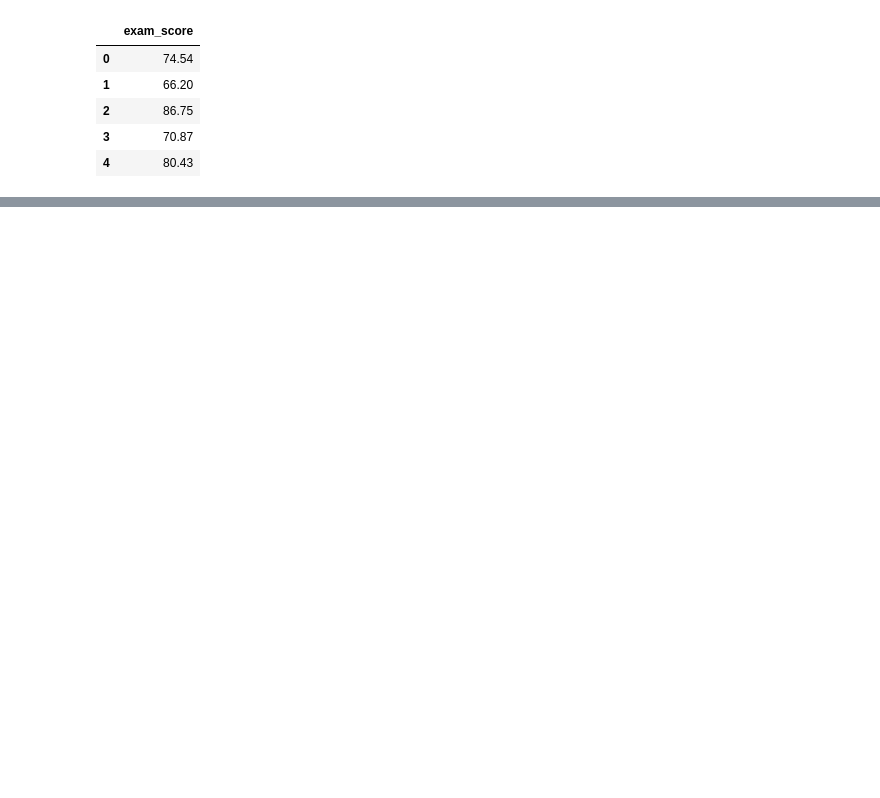
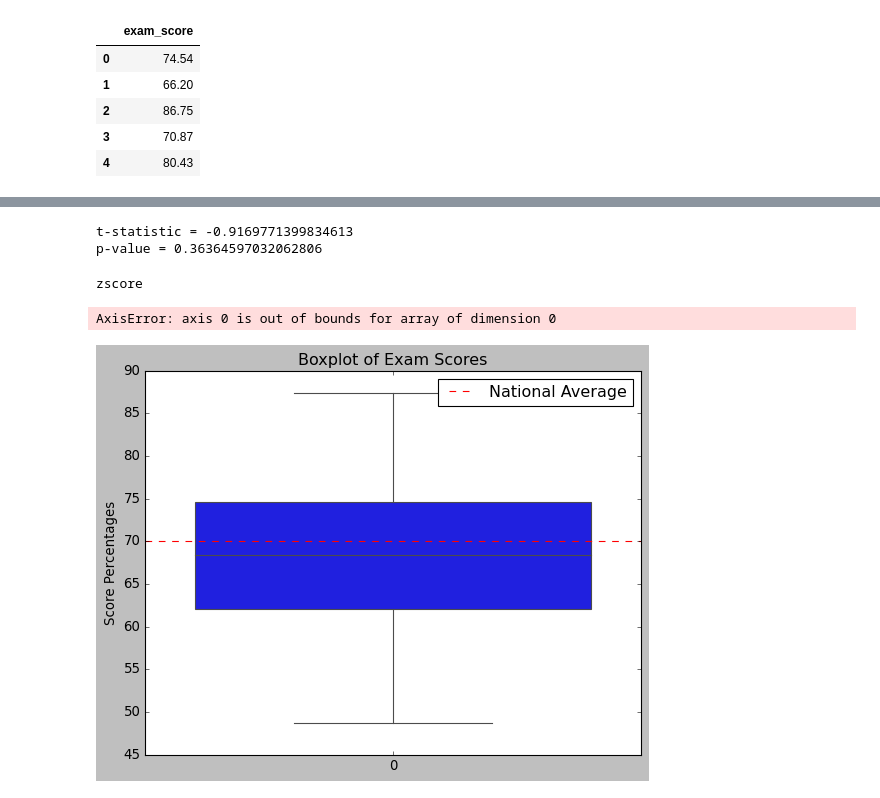
Before and after one commit to navchaa0510/S-tech-CA2, a Jupyter notebook: Statistical Techniques ~CA2 Navchaa Jargalsaikhan.ipynb, the cells around one changed output, grey strips where cells are left out. Cells and saved outputs as stored; diff of their text form; code cells hidden in the pictures; blank space fills up the shorter version.

```diff
--- a/Statistical Techniques ~CA2 Navchaa Jargalsaikhan.ipynb
+++ b/Statistical Techniques ~CA2 Navchaa Jargalsaikhan.ipynb
@@ -20,0 +76,35 @@ SyntaxError: invalid character '“' (U+201C) (2233929006.py, line 1)
+# %%
+t_stat, p_value = stats.ttest_1samp(df["exam_score"], 70)
+
+# print results
+print ('t-statistic =', t_stat)
+print ('p-value =', p_value)
+# %% [output]
+t-statistic = -0.9169771399834613
+p-value = 0.36364597032062806
+# %%
+
+from scipy.stats import zscore
+
+df_zscore = (df - df.mean())/df.std()
+print ("zscore")
+# %% [output]
+zscore
+# %%
+scipy.stats.zscore("exam_score")
+# %% [output]
+AxisError: axis 0 is out of bounds for array of dimension 0
+# %%
+# Create a boxplot of the sample scores
+sns.boxplot(df["exam_score"], orient="v")
+plt.ylabel("Score Percentages")
+plt.title("Boxplot of Exam Scores")
+
+# Add a horizontal line at the national average of 70%
+plt.axhline(y=70, color="red", linestyle="--", label="National Average")
+
+# Add a legend
+plt.legend()
+plt.show()
+# %% [output]
+[figure, added]
```
Also changed, not shown: parts of 9 cells of this notebook.
